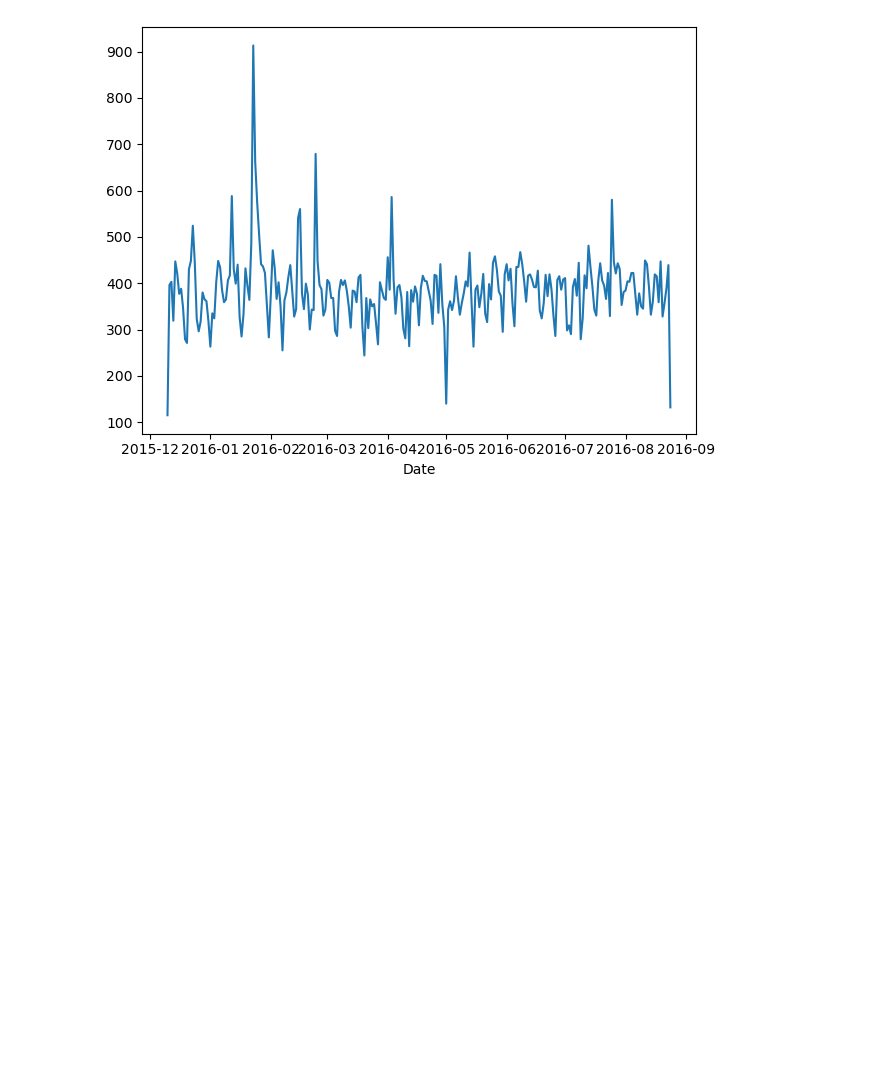
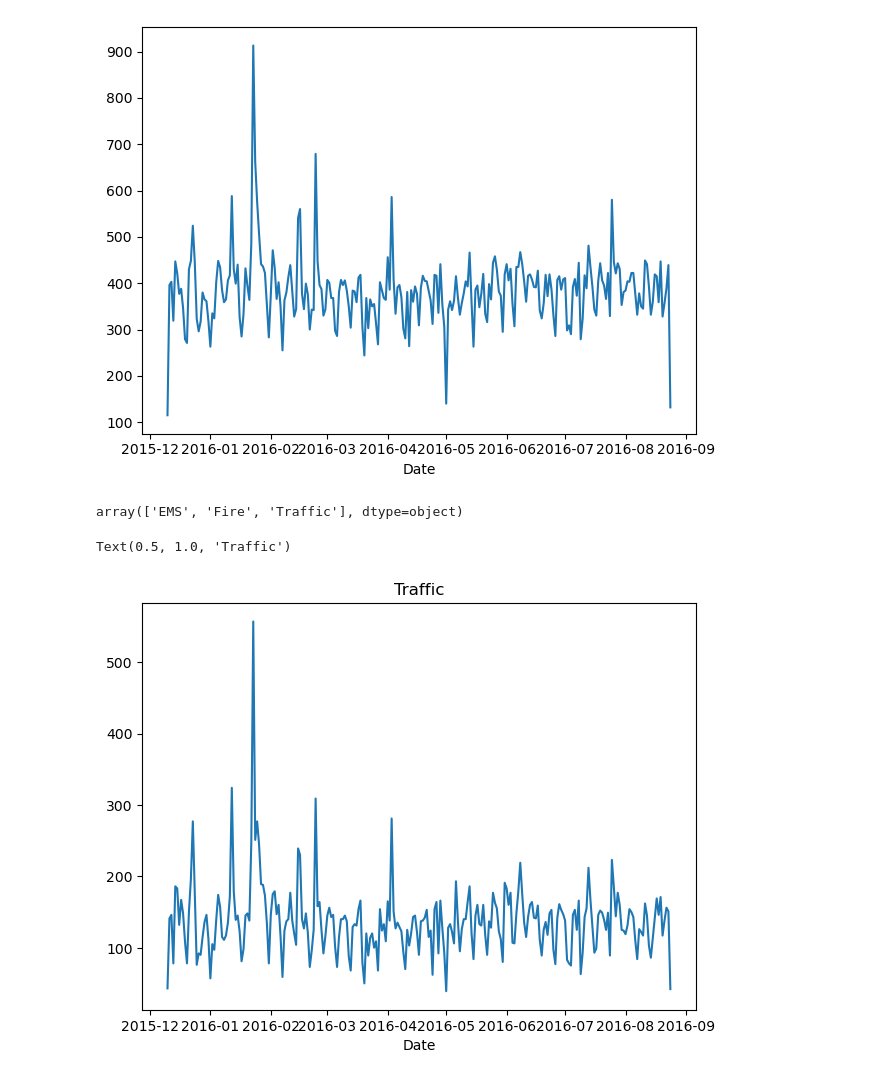
Before and after one commit to ramachandramerla/911-Analysis, a Jupyter notebook: 911_calls.ipynb, the cells around one changed output. Saved outputs shown, nothing was run; the diff lists cells and outputs as text; code cells hidden in the pictures; blank space fills up the shorter version.

```diff
--- a/911_calls.ipynb
+++ b/911_calls.ipynb
@@ -205,3 +205,15 @@ df.groupby('Date').count()['lat'].plot()
 plt.tight_layout()  #fix the merging x-axis
 # %% [output]
 [figure]
+# %%
+df['reason'].unique()
+# %% [output]
+array(['EMS', 'Fire', 'Traffic'], dtype=object)
+# %%
+#add a condition and then make a group by clause for date and need only latitude
+df[df['reason']=='Traffic'].groupby('Date').count()['lat'].plot()
+plt.tight_layout()
+plt.title('Traffic')
+# %% [output]
+Text(0.5, 1.0, 'Traffic')
+[figure, added]
```
Also changed, not shown: parts of 7 cells of this notebook.
